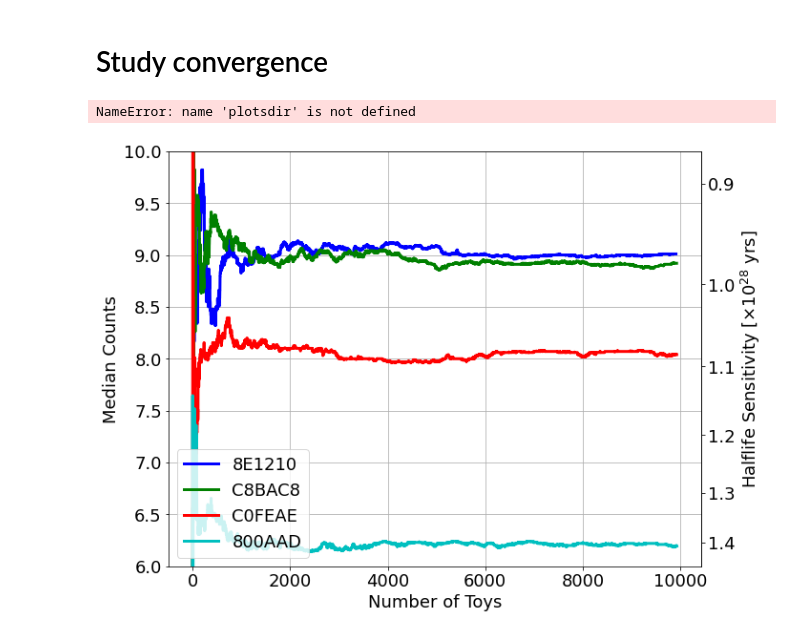
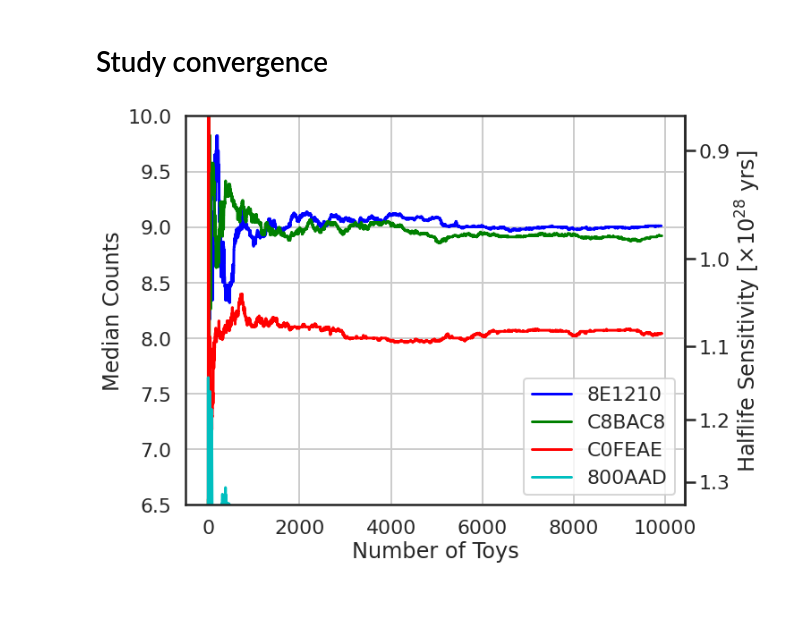
Before and after one commit to YMTheory/sensitivity, a Jupyter notebook: work/SensitivityPaper2020_scripts/MultivariationStudy/multivar analysis full.ipynb, the cells around one changed output. Cells and saved outputs as stored; diff of their text form; code cells hidden in the pictures; blank space fills up the shorter version.

Commit message:
Complete analysis and tools for multiparameter sensitiitvy study

```diff
--- a/work/SensitivityPaper2020_scripts/MultivariationStudy/multivar analysis full.ipynb
+++ b/work/SensitivityPaper2020_scripts/MultivariationStudy/multivar analysis full.ipynb
@@ -17,6 +17,10 @@ import glob
 import io
 from contextlib import redirect_stdout, redirect_stderr
 
+import seaborn as sns
+sns.set_style('white')
+sns.set_context('poster')
+
 plt.rcParams.update({'font.size': 18})
 plt.rcParams['figure.figsize'] = (10,8)
 
@@ -219,15 +262,7 @@ display(df)
 good_fit_mask_dict = {}
 for tag, df_fit in dfdict.items():
     if tag in existing_tags: continue  # don't process if already exists in dataframe
-    good_fit_mask = []
-    for index,row in df_fit.iterrows():
-        if np.sum(row['fixed_fit_acc_covar']) < len(row['fixed_fit_acc_covar'])-2 \
-            or not row['best_fit_covar'] \
-            or row['90CL_crossing'] < 0.01\
-            or row['best_fit_nll'] > 0.:
-            good_fit_mask.append(False)
-        else:
-            good_fit_mask.append(True)
+    good_fit_mask = get_good_fit_mask(df_fit)
     convergence_f = np.sum(good_fit_mask)/len(df_fit)
     print(f'Tag {tag} convergence fraction: {convergence_f:3.3}')
     df.at[tag, 'convergence_f'] = convergence_f
@@ -419,13 +455,15 @@ for i, dnn_f in enumerate([0., 0.15, 0.177, 0.2]):
 # %% [markdown]
 # Plots grouped by Energy Resolution
 # %%
-colors = ['r', 'b', 'g', 'orange']
-alphas = [1.0, 0.6, 0.4, 0.2]
-for i, energy_res_f in enumerate([0.008, 0.01, 0.012, 0.014]):
+# colors = ['r', 'b', 'g', 'orange']
+colors = sns.color_palette('tab10')
+alphas = [1.0, 0.7, 0.5, 0.3]
+for i, energy_res_f in enumerate([0.008, 0.01, 0.011, 0.012]):
     d = df.loc[(df['energy_res_f']==energy_res_f) & (df['rn222_f'] == df['bkg_f']) & (df['rn222_f'] == df['xe137_f'])]
     #display(d.sort_values(by=['energy_res_f']))
     for j, bkg_f in enumerate([1.0, 1.2, 1.5, 2.0]):
         dd = d.loc[df['bkg_f'] == bkg_f]
+        dd = dd.sort_values(by=['bkg_misID'])
         if not len(dd): continue
 #         if bkg_f == 1.5:
 #             dt = df.loc[(df['energy_res_f']==energy_res_f) & (df['rn222_f'] == df['bkg_f']) & (df['xe137_f'] == 1.) & (df['bkg_f'] == bkg_f)]
@@ -438,14 +476,15 @@ for i, energy_res_f in enumerate([0.008, 0.01, 0.012, 0.014]):
         plt.plot(dd.bkg_misID, dd.sens_1e28,'-o', color=colors[i],
                  markersize=10, linewidth=3, alpha=alphas[j], label=f"Bkg_f: {bkg_f}") # , ERes: {energy_res_f}
         for (x,y,z) in zip(dd.bkg_misID, dd.sens_1e28, dd.TotalROIBkg/10.):
-            if x == min(dd.bkg_misID):
-                plt.gca().annotate(f'{z:.2f}', xy=(x,y), xytext=(5,5), textcoords='offset points',
+#             if x == min(dd.bkg_misID):
+              plt.gca().annotate(f'{z:.2f}', xy=(x,y), xytext=(5,5), textcoords='offset points',
                                    color=colors[i], fontsize=14)
 
-    plt.gca().annotate(r'ROI Bkg values in units of SS cts/(FWHM$\cdot$2000kg$\cdot$y)',
-                       xy=(10,10), xycoords='axes points', color=colors[i], fontsize=14)
-    plt.xlim((None,13))
-    plt.ylim((0.85,1.45))
+    plt.gca().annotate(r'ROI Bkg values in units of SS cts/(FWHM$\cdot$2000kg$\cdot$y)'
+                       + '\n' + fr'SS cut based on {signal_efficiency}% $0\nu\beta\beta$ efficiency',
+                       xy=(9,6), xycoords='axes points', color=colors[i], fontsize=12)
+    plt.xlim((None, 9.0))
+    plt.ylim((0.8, 1.45))
     plt.title(f'Energy Resolution: {energy_res_f*100:.1f}%')
     plt.xlabel(r'DNN Background MisID [%] at 85% Signal ID')
     plt.ylabel(r'Halflife Sensitivity [$\times 10^{28}$ yrs]')
@@ -471,6 +510,7 @@ for i, energy_res_f in enumerate([0.008, 0.01, 0.012, 0.014]):
 from sortedcontainers import SortedList
 
 for tag in ['8E1210', 'C8BAC8', 'C0FEAE', '800AAD']:
+# for tag in df.index:
 
     if tag not in dfdict.keys():
         h5_files = glob.glob(f'{outputdir}/*{tag}*.h5')
@@ -488,34 +528,33 @@ for tag in ['8E1210', 'C8BAC8', 'C0FEAE', '800AAD']:
             or row['best_fit_nll'] > 0.:
             good_fit_mask.append(False)
         else:
             good_fit_mask.append(True)
 
     values = df_fit['90CL_crossing'].loc[good_fit_mask]
 
     sl = SortedList()
     medians = []
     for n, v in enumerate(values):
         sl.add(v)
         if v % 2 == 0:  # even
             medians.append(sl[n//2])
         else:  # odd
             medians.append((sl[(n-1)//2] + sl[(n+1)//2]) / 2.)
         if v % 100 == 0:
             print(medians[-1], ComputeHalflifeFromNumCounts(medians[-1]))
 
     plt.plot(np.arange(len(values)), medians, '-', linewidth=3, label=tag)
 
 plt.xlabel('Number of Toys')
 plt.ylabel('Median Counts')
-plt.ylim((6,10))
+plt.ylim((6.5,10))
 plt.legend()
 plt.grid()
 sec_ax = plt.gca().secondary_yaxis('right',
                             functions=(lambda x: ComputeHalflifeFromNumCounts(x)/1e28, ComputeCountsFromHalflife))
 sec_ax.set_ylabel(r'Halflife Sensitivity [$\times 10^{28}$ yrs]')
-plt.savefig(plotsdir / f'Multivar_study_convergence.png', bbox_inches = "tight",
+plt.savefig(plotdir / f'Multivar_study_convergence.png', bbox_inches = "tight",
                 transparent=False, facecolor='white', dpi=200)
 plt.show()
 # %% [output]
-NameError: name 'plotsdir' is not defined
-[figure, old version]
+[figure, new version]
```
Also changed, not shown: parts of 23 cells of this notebook, 6 other files.
